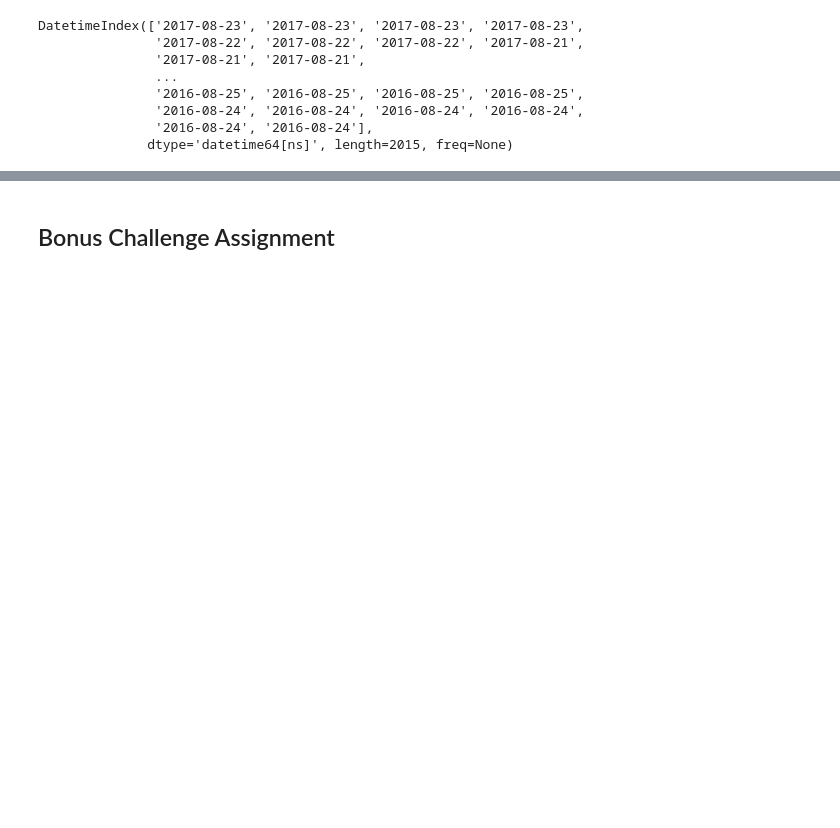
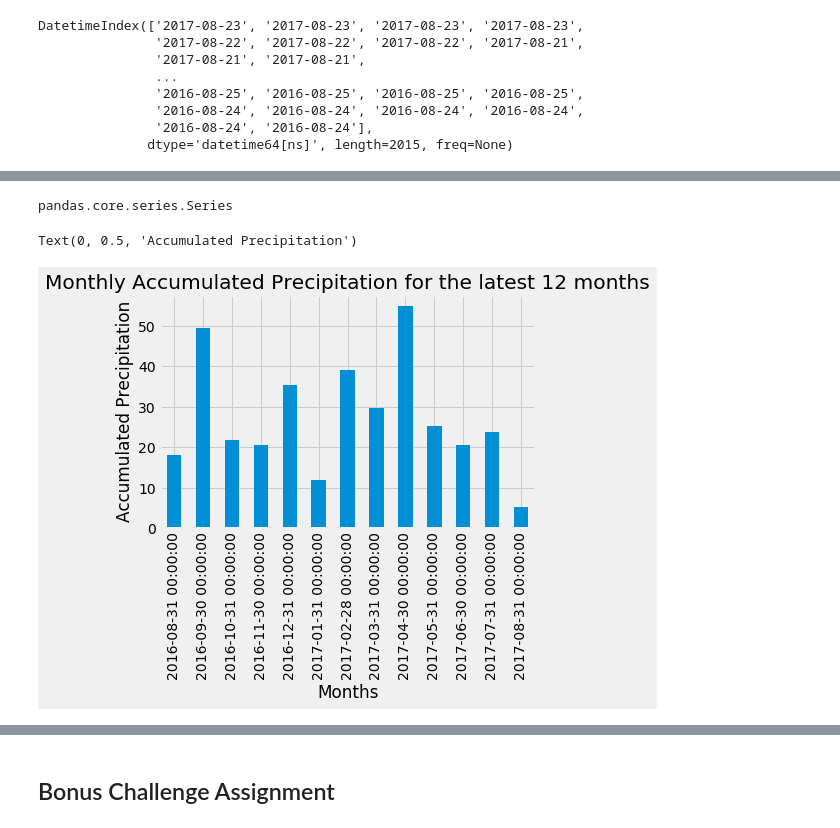
Before and after one commit to IrinaUX/sqlalchemy-challenge, a Jupyter notebook: climate_starter-Copy1.ipynb, the cells around one changed output, grey strips where cells are left out. Cells and saved outputs as stored; diff of their text form; code cells hidden in the pictures; blank space fills up the shorter version.

Commit message:
Plot the precipitation data accumulated by month, using plt.plot() method.

```diff
--- a/climate_starter-Copy1.ipynb
+++ b/climate_starter-Copy1.ipynb
@@ -654,0 +149,4 @@ Name: Date, dtype: object
+# %%
+# Create Precipitation dataframe to explore plotting options easier
+prcp_df = pd.DataFrame({'Date': date_list_datetime, 'Precipitation': prcp_list})
+prcp_df.head()
@@ -654,0 +200,16 @@ Name: Date, dtype: object
+# %%
+# Use resample method on the Date column to sum grouped by date 'M' month
+prcp = prcp_df.set_index('Date').resample('M')["Precipitation"].sum()
+# %%
+# Create data frame from the pandas series above
+type(prcp)
+# %% [output]
+pandas.core.series.Series
+# %%
+prcp.plot(kind='bar')
+plt.title("Monthly Accumulated Precipitation for the latest 12 months")
+plt.xlabel("Months")
+plt.ylabel("Accumulated Precipitation")
+# %% [output]
+Text(0, 0.5, 'Accumulated Precipitation')
+[figure, added]
```
Also changed, not shown: parts of 68 cells of this notebook, 1 other file.
